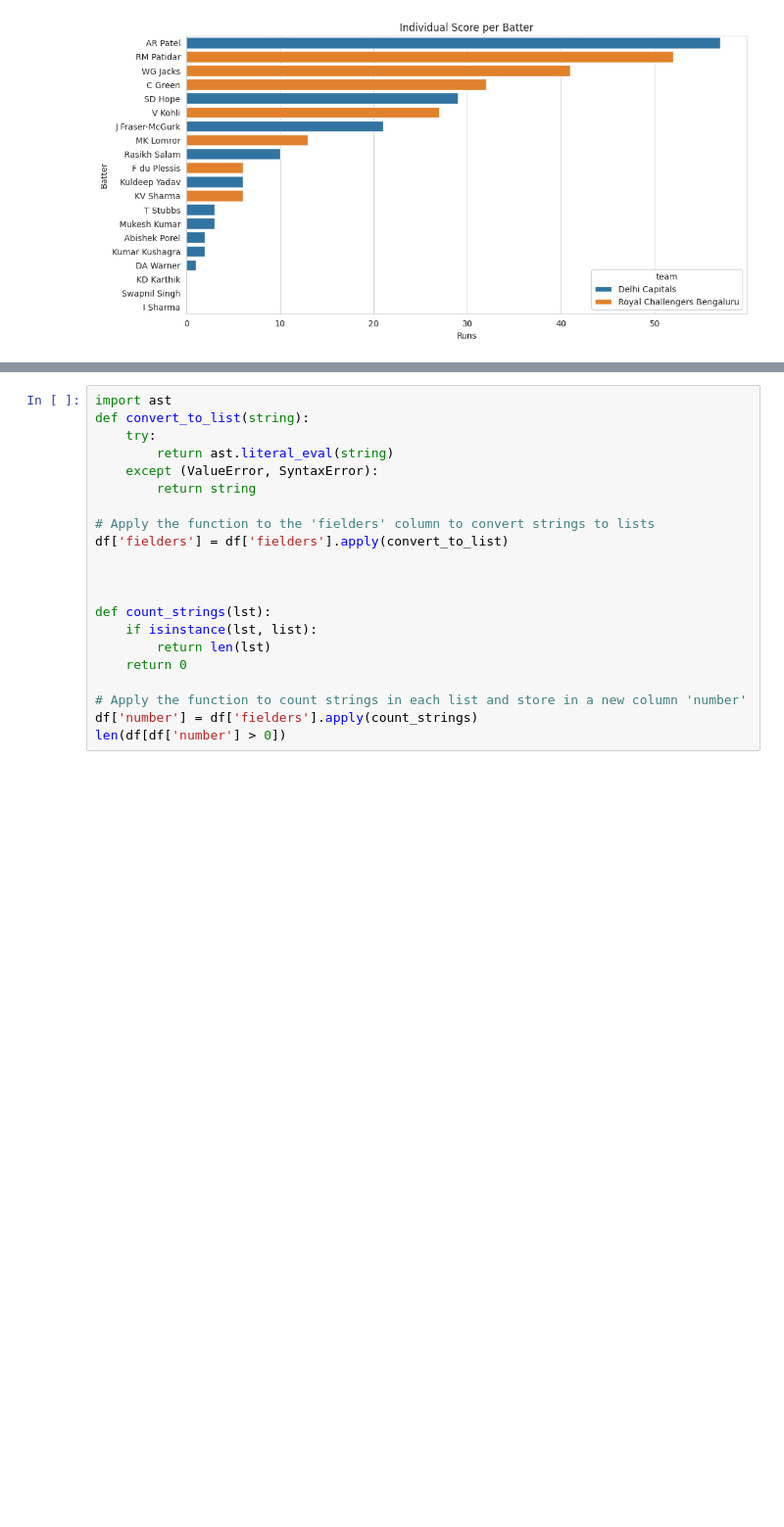
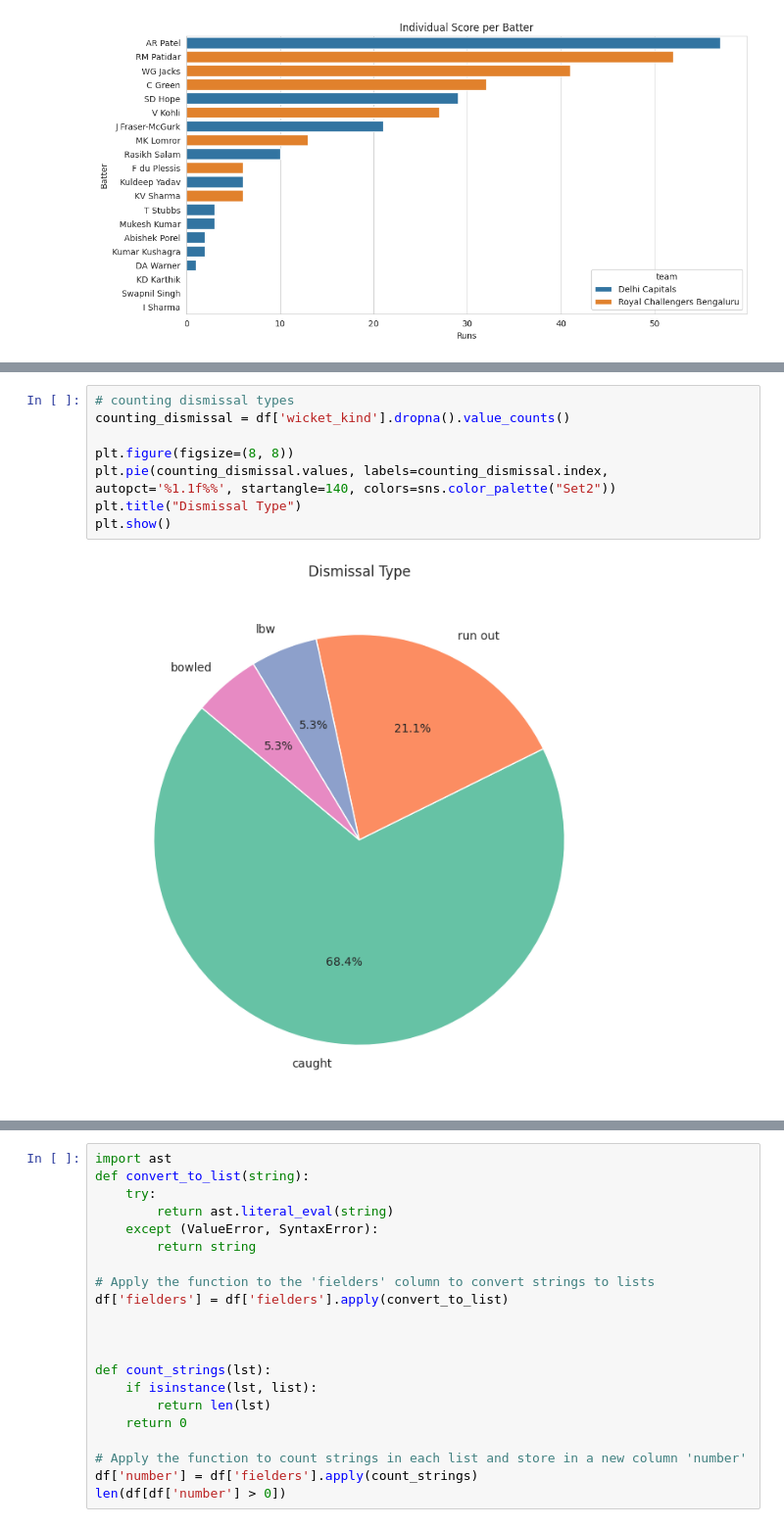
Before and after one commit to KrishKanojia/Data-Science-Practice, a Jupyter notebook: IPL_RCB_VS_DC.ipynb, the cells around one changed output, grey strips where cells are left out. Shown at 98% size. Cells and saved outputs as stored; diff of their text form; blank space fills up the shorter version.

```diff
--- a/IPL_RCB_VS_DC.ipynb
+++ b/IPL_RCB_VS_DC.ipynb
@@ -80,0 +116,10 @@ plt.show()
+# %%
+# counting dismissal types
+counting_dismissal = df['wicket_kind'].dropna().value_counts()
+
+plt.figure(figsize=(8, 8))
+plt.pie(counting_dismissal.values, labels=counting_dismissal.index, autopct='%1.1f%%', startangle=140, colors=sns.color_palette("Set2"))
+plt.title("Dismissal Type")
+plt.show()
+# %% [output]
+[figure, added]
```
Also changed, not shown: parts of 7 cells of this notebook.
